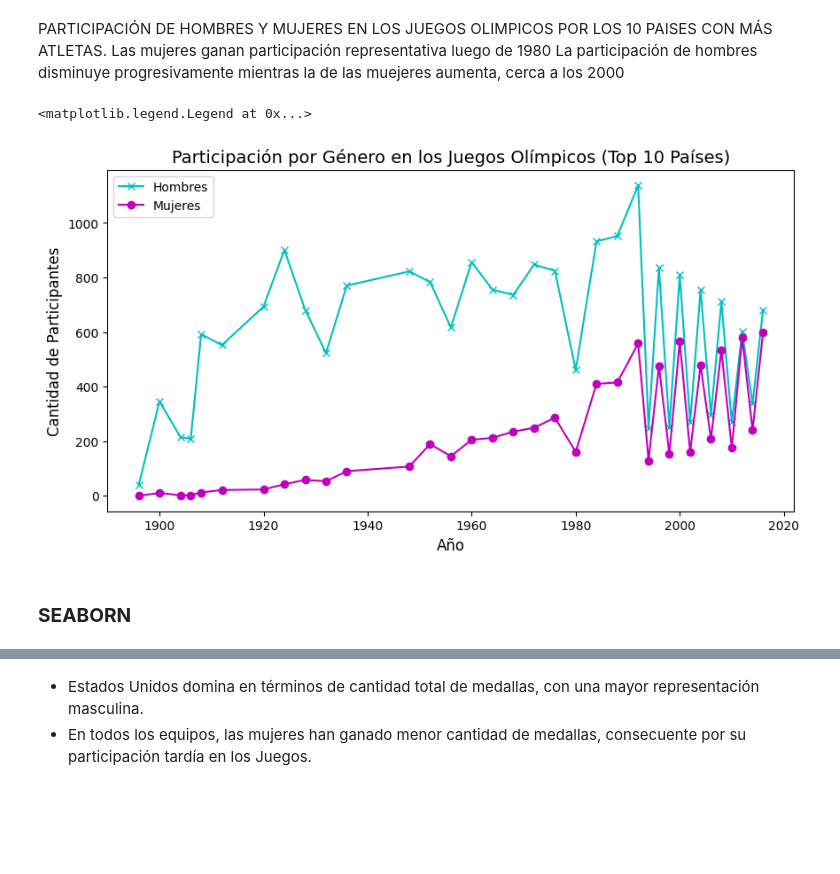
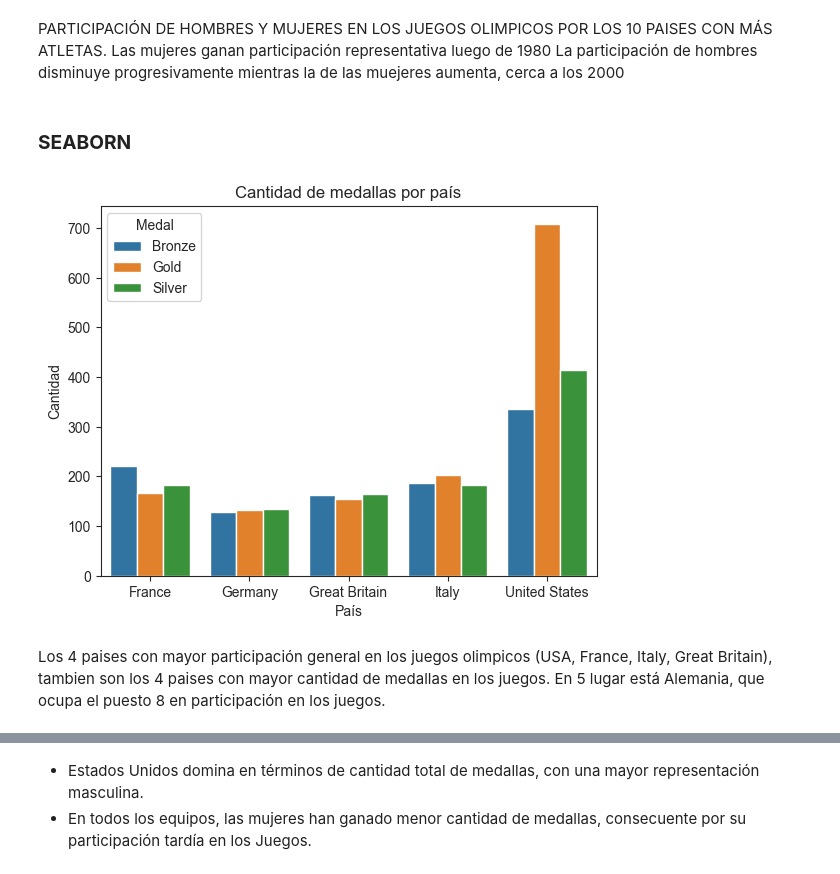
Before and after one commit to Valentinafd8/REPO_BOOTCAMP, a Jupyter notebook: Proyectoupdated.ipynb, the cells around one changed output, grey strips where cells are left out. Cells and saved outputs as stored; diff of their text form; code cells hidden in the pictures; blank space fills up the shorter version.

```diff
--- a/Proyectoupdated.ipynb
+++ b/Proyectoupdated.ipynb
@@ -132,26 +151,23 @@ Name: count, dtype: int64
 PARTICIPACIÓN DE HOMBRES Y MUJERES EN LOS JUEGOS OLIMPICOS POR LOS 10 PAISES CON MÁS ATLETAS.
 Las mujeres ganan participación representativa luego de 1980
 La participación de hombres disminuye progresivamente mientras la de las muejeres aumenta, cerca a los 2000
-# %%
-top_countries = df['Team'].value_counts().head(10).index
-df_top_countries = df[df['Team'].isin(top_countries)]
-df_participacion = df_top_countries[['Year', 'Sex']]
-genero_counts = df_participacion.groupby(['Year', 'Sex']).size().unstack(fill_value=0)
-years = genero_counts.index
-men_counts = genero_counts['M']
-women_counts = genero_counts['F']
-
-fig, ax = plt.subplots(figsize=(10, 5))
-ax.plot(years, men_counts, label='Hombres', color='c', marker='x')
-ax.plot(years, women_counts, label='Mujeres', color='m', marker='o')
-ax.set_xlabel('Año', fontsize=12)
-ax.set_ylabel('Cantidad de Participantes', fontsize=12)
-ax.set_title('Participación por Género en los Juegos Olímpicos (Top 10 Países)', fontsize=14)
-ax.legend(loc='upper left')
-# %% [output]
-<matplotlib.legend.Legend at 0x...>
-[figure, removed]
 # %% [markdown]
 ### **SEABORN**
 # %%
 import seaborn as sns
+# %%
+df_medals=df_top_countries[df_top_countries['Medal'].notna()]
+top_medalist=df_medals['Team'].value_counts().head(5).index
+df_top_medalist=df_medals[df_medals['Team'].isin(top_medalist)]
+medal_counts =df_top_medalist.groupby(['Team', 'Medal']).size().reset_index(name='Count')
+
+sns.barplot(data=medal_counts, x='Team', y='Count', hue='Medal')
+plt.title("Cantidad de medallas por país")
+plt.xlabel("País")
+plt.ylabel("Cantidad")
+sns.set_style("ticks")
+# %% [output]
+[figure, added]
+# %% [markdown]
+Los 4 paises con mayor participación general en los juegos olimpicos (USA, France, Italy, Great Britain), tambien son los 4 paises con mayor cantidad de medallas en los juegos.
+En 5 lugar está Alemania, que ocupa el puesto 8 en participación en los juegos.
```
Also changed, not shown: parts of 21 cells of this notebook.
